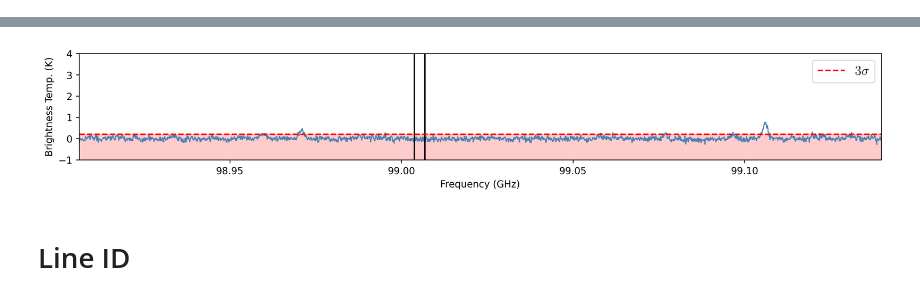
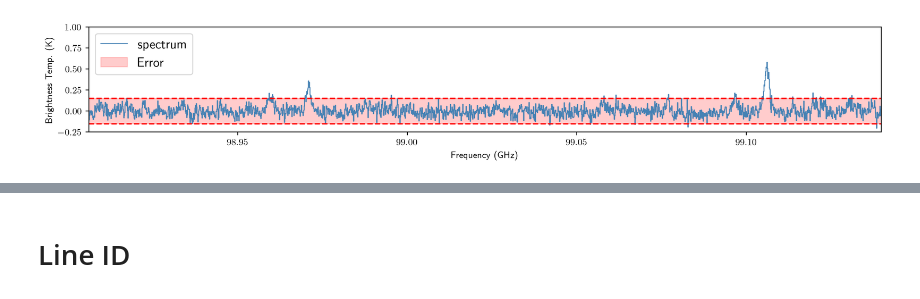
Before and after one commit to Parkerwise/Cloud-C, a Jupyter notebook: A.spw31.ipynb, the cells around one changed output, grey strips where cells are left out. Drawn from its saved outputs; the diff is of its cells as text; code cells hidden in the pictures.

```diff
--- a/A.spw31.ipynb
+++ b/A.spw31.ipynb
@@ -1,85 +1,63 @@
 # %%
 import astropy.io.fits as fits
 import matplotlib.pyplot as plt
-from matplotlib.patches import Rectangle
 from astropy.wcs import WCS
 from astropy import units as u
 import pylab
+import regions
 import numpy as np
 from spectral_cube import SpectralCube
-import pyspeckit
 import sys
 if not sys.warnoptions:
     import warnings
     warnings.simplefilter("ignore")
+#Takes pixel position in Cont --> pixel position in new cube
 path="B.Dust_Ridge_sci.spw25_27_29_31.cont.I.tt0.pbcor.fits"
 header=fits.getheader(path)
 w1=WCS(header)
 w1 = w1.dropaxis(3)
 w1 = w1.dropaxis(2)
-
 #finds the pixel positions for the RA and dec
 #find RA DEC of x,y,z
-core_coords=w1.pixel_to_world(175,166)
-print(core_coords)
+core_coords=w1.pixel_to_world(166,175)
 #reads in file
 path="A.Dust_Ridge_sci.spw31.cube.I.pbcor.fits"
+#find the corresponding pixel positions for those coords in new image
+header=fits.getheader(path)
+w1=WCS(header)
+image_coords=core_coords.to_pixel(w1,0,mode="wcs")
 #makes figure
 fig1=pylab.figure(1,figsize=(15,2),dpi=250)
-
-
-
-#find the corresponding pixel positions for those coords in new image
-header=fits.getheader(path)
-w2=WCS(header)
-image_coords=core_coords.to_pixel(w2,0,mode="wcs")
-print(image_coords)
-
 #plots spectrum
 sc=SpectralCube.read(path)
 sc.allow_huge_operations=True
 sc_Ghz=sc.with_spectral_unit(u.GHz)
 sc_Ghz=sc_Ghz.to(u.K)
 freq,Dec,Ra = sc_Ghz.world[:,0,0]
-subcube=sc_Ghz.hdu.data[:,int(image_coords[0])-5:int(image_coords[0])+5,int(image_coords[1])-5:int(image_coords[1])+5]
-spectrum = np.average(subcube,axis=(1,2))
-ax1=pylab.subplot()
-ax1.plot(freq,spectrum,lw=1,drawstyle='steps-mid',color="SteelBlue")
+
+regpix = regions.CirclePixelRegion(regions.PixCoord(image_coords[0],image_coords[1]), radius=8)
+subcube = sc_Ghz.subcube_from_regions([regpix])
+spectrum = subcube.mean(axis=(1, 2))
+plt.plot(freq,spectrum,lw=1,drawstyle='steps-mid',color="SteelBlue",label="spectrum")
 pylab.xlabel("Frequency (GHz)", fontsize=10)
-
 pylab.ylabel('Brightness Temp. (K)',fontsize=10)
-pylab.ylim(-1,4)
-
-
 plt.rcParams['text.usetex'] = True
 
-###Noise###
+###Noise Calculations###
+#range
 Noise_upper=825
 Noise_lower=800
-width=freq[Noise_upper]-freq[Noise_lower]
-print(f"Noise lower: {freq[Noise_lower]}")
-print(f"Noise upper: {freq[Noise_upper]}")
-print(f"Width: {width}")
-#lower line
-pylab.vlines(freq[Noise_lower].value,-1,4,colors="black")
-#upper line
-pylab.vlines(freq[Noise_upper].value,-1,4,colors="black")
-#calculate 3 sigma
-sigma=np.std(spectrum[Noise_lower:Noise_upper])
+sigma=np.std(spectrum[Noise_lower:Noise_upper].value)
 three_sigma=3*sigma
-#three_sigma_Jy=three_sigma.to(u.jansky)
-print(f"sigma: {sigma} K")
-print(f"3 sigma: {three_sigma} K")
-#print(f"3 sigma: {three_sigma_Jy} Jy")
-pylab.hlines(three_sigma,freq[0].value,freq[1915].value,colors="red",label =r'$3 \sigma$',ls="--" )
+pylab.hlines(three_sigma,freq[0].value,freq[1915].value,colors="red",label ='',ls="--" )
+pylab.hlines(-three_sigma,freq[0].value,freq[1915].value,colors="red",label ='',ls="--" )
+pylab.xlim(freq[0].value,freq[1915].value)
+plt.fill_between(freq.value,three_sigma, -three_sigma, alpha = 0.2, color= 'red',label='Error' )
 
-
-pylab.xlim(freq[0].value,freq[1915].value)
-ax1.fill_between(freq.value,three_sigma, -1, alpha = 0.2, color= 'red' )
-
-#pylab.vlines(115.256,-2,7,colors="green",label=r"${}^{12}C^{16}O$",lw=2)
-
-plt.legend(fontsize=14)
-#plt.title()
-plt.savefig("A.spw31.pdf")
+plt.legend(fontsize=14,loc="upper left")
+pylab.ylim(-0.25,1)
+plt.show()
+plt.savefig("A31.pdf")
+plt.savefig("A31.png")
 # %% [output]
+[figure, new version]
@@ -94,4 +65,3 @@ sigma: 0.07022012552370702 K
-[figure, old version]
 # %% [markdown]
 # Line ID
 # %%
```
Also changed, not shown: parts of 1 cell of this notebook, 19 other files.
